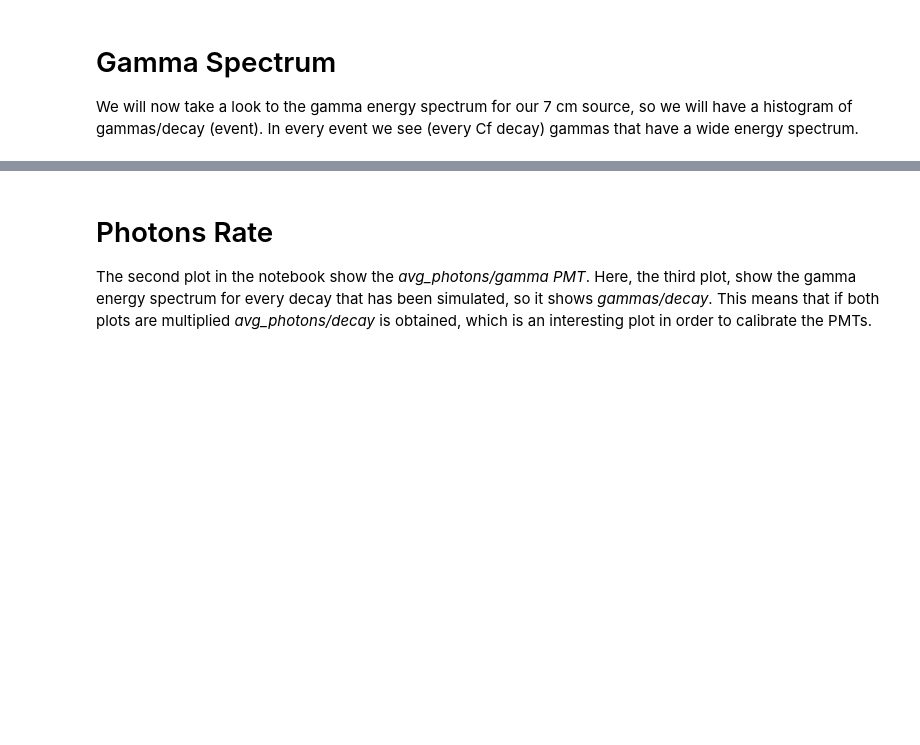
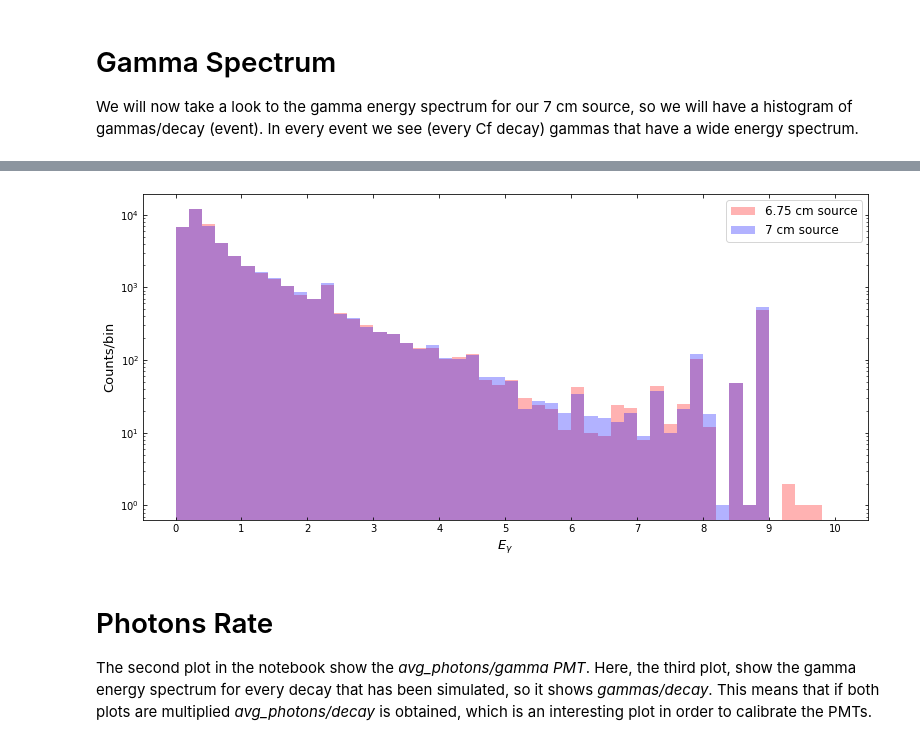
Before and after one commit to DiegoCostas97/WCTE, a Jupyter notebook: ana/rate.ipynb, the cells around one changed output, grey strips where cells are left out. Cells and saved outputs as stored; diff of their text form; code cells hidden in the pictures; blank space fills up the shorter version.

```diff
--- a/ana/rate.ipynb
+++ b/ana/rate.ipynb
@@ -379,2 +394,4 @@ df7_200k = read_hdf5_to_df("/home/dcostas/hkscripts/nicf_source/notebooks/7_cm-2
+# %%
+df675_200k = read_hdf5_to_df("/home/dcostas/hkscripts/nicf_source/build2_v2/data_source/nicf_source_200k_675cm.hdf5")
 # %%
 df7_200k[df7_200k.particleName == "gamma"].head()
@@ -413,3 +425,21 @@ We have a consistent amount of $9 \hspace{1mm} MeV$ gammas.
+# %%
+fig = plt.figure(figsize=(13,6))
+
+gammas_675, bins, _ = plt.hist(df675_200k_cut.Kf, bins=50, range=[0,10],
+         alpha=0.3, histtype="stepfilled", color="r", label="6.75 cm source");
+
+gammas_7, bins_7, _ = plt.hist(df7_200k_cut.Kf, bins=50, range=[0,10],
+         alpha=0.3, histtype="stepfilled", color="b", label="7 cm source");
+
+plt.xlabel("$E_{\gamma}$", fontsize=13);
+plt.ylabel("Counts/bin", fontsize=13);
+plt.xticks(np.arange(0, 11, 1));
+plt.tick_params(right=True, top=True, direction="in", which="both");
+plt.yscale("log");
+
+plt.legend(fontsize=12);
+# %% [output]
+[figure, added]
 # %% [markdown]
 # Photons Rate
 
```
Also changed, not shown: parts of 18 cells of this notebook.
